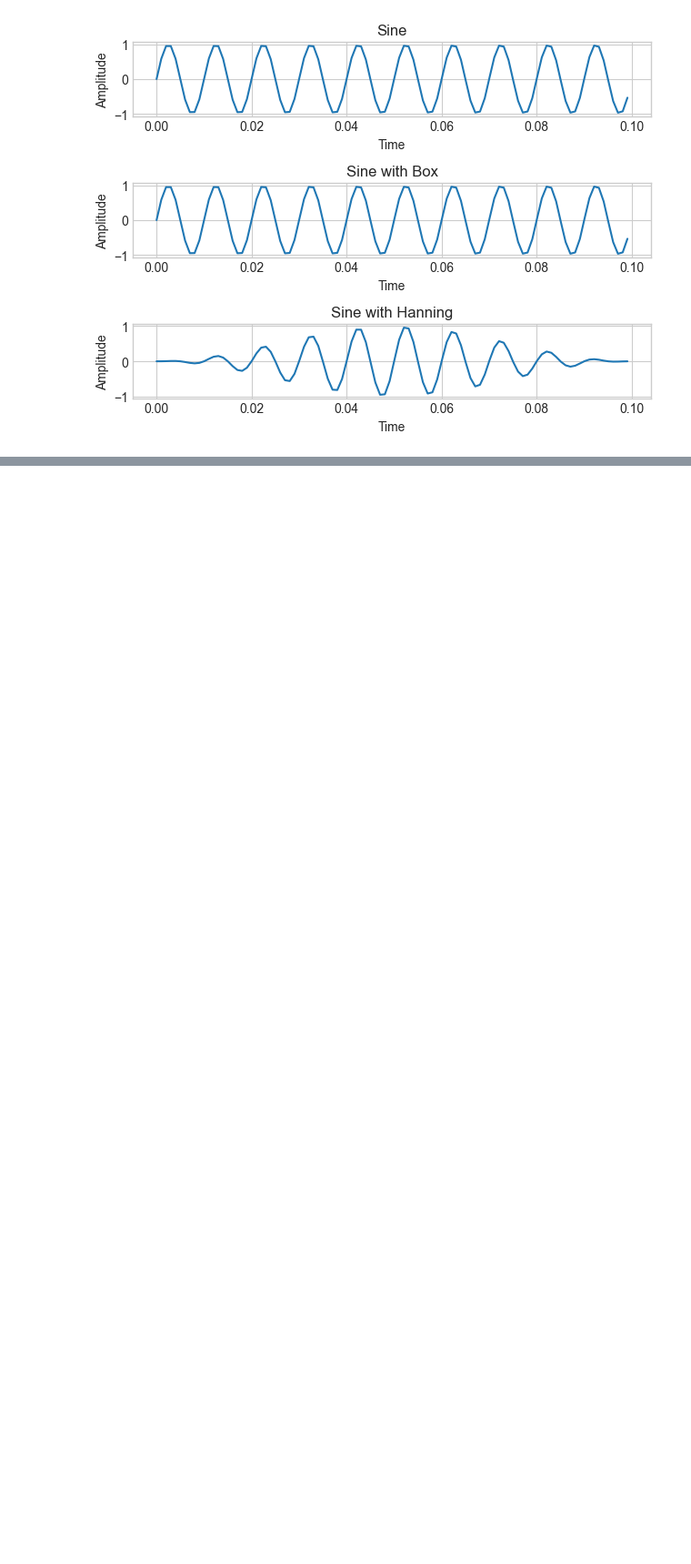
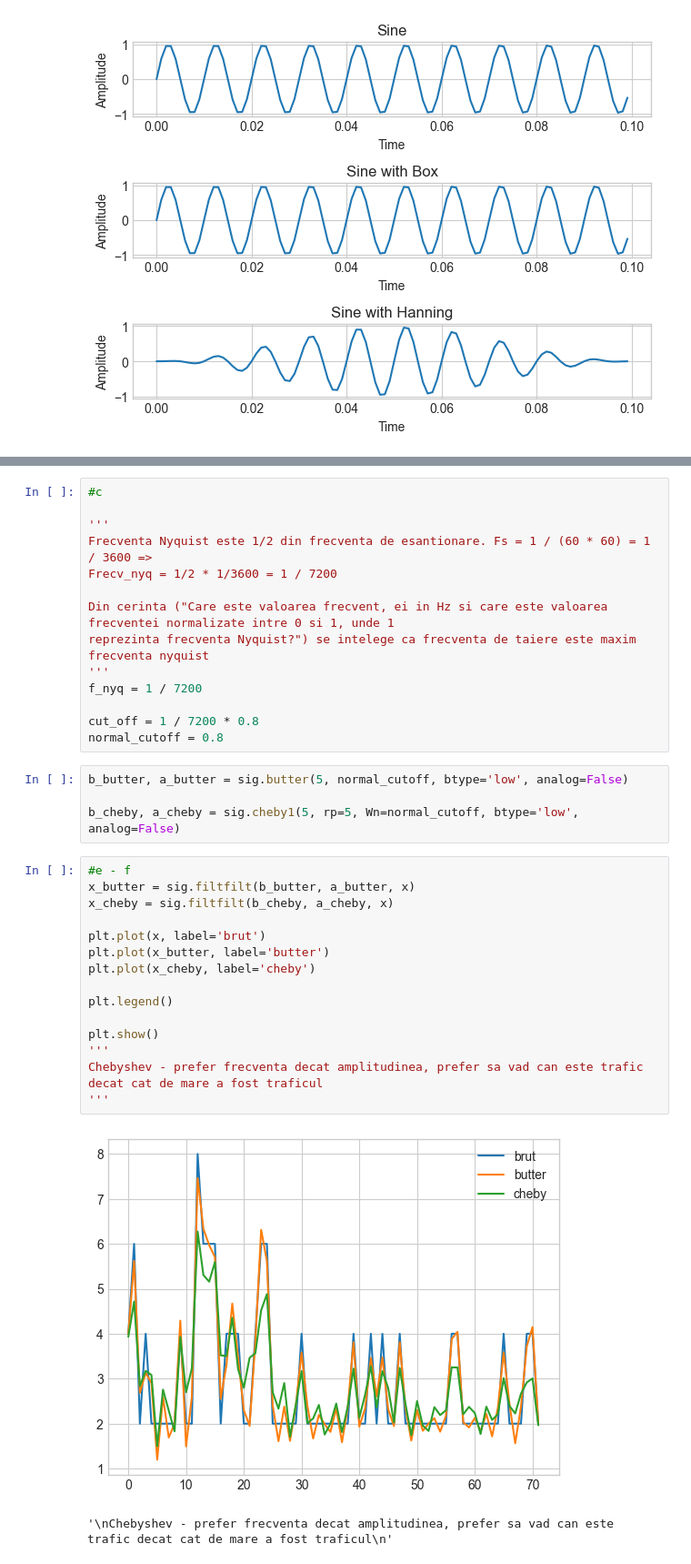
Before and after one commit to radubuzas/PS, a Jupyter notebook: lab6/lab6.ipynb, the cells around one changed output, grey strips where cells are left out. Shown at 91% size. Saved outputs shown, nothing was run; the diff lists cells and outputs as text; blank space fills up the shorter version.

```diff
--- a/lab6/lab6.ipynb
+++ b/lab6/lab6.ipynb
@@ -142,3 +144,39 @@ for w in [5, 9, 13, 17]:
 [figure]
 [figure]
 [figure]
+# %%
+#c
+
+'''
+Frecventa Nyquist este 1/2 din frecventa de esantionare. Fs = 1 / (60 * 60) = 1 / 3600 =>
+Frecv_nyq = 1/2 * 1/3600 = 1 / 7200
+
+Din cerinta ("Care este valoarea frecvent, ei in Hz si care este valoarea frecventei normalizate intre 0 si 1, unde 1
+reprezinta frecventa Nyquist?") se intelege ca frecventa de taiere este maxim frecventa nyquist
+'''
+f_nyq = 1 / 7200
+
+cut_off = 1 / 7200 * 0.8
+normal_cutoff = 0.8
+# %%
+b_butter, a_butter = sig.butter(5, normal_cutoff, btype='low', analog=False)
+
+b_cheby, a_cheby = sig.cheby1(5, rp=5, Wn=normal_cutoff, btype='low', analog=False)
+# %%
+#e - f
+x_butter = sig.filtfilt(b_butter, a_butter, x)
+x_cheby = sig.filtfilt(b_cheby, a_cheby, x)
+
+plt.plot(x, label='brut')
+plt.plot(x_butter, label='butter')
+plt.plot(x_cheby, label='cheby')
+
+plt.legend()
+
+plt.show()
+'''
+Chebyshev - prefer frecventa decat amplitudinea, prefer sa vad can este trafic decat cat de mare a fost traficul
+'''
+# %% [output]
+[figure, added]
+'\nChebyshev - prefer frecventa decat amplitudinea, prefer sa vad can este trafic decat cat de mare a fost traficul\n'
```
Also changed, not shown: parts of 6 cells of this notebook.
